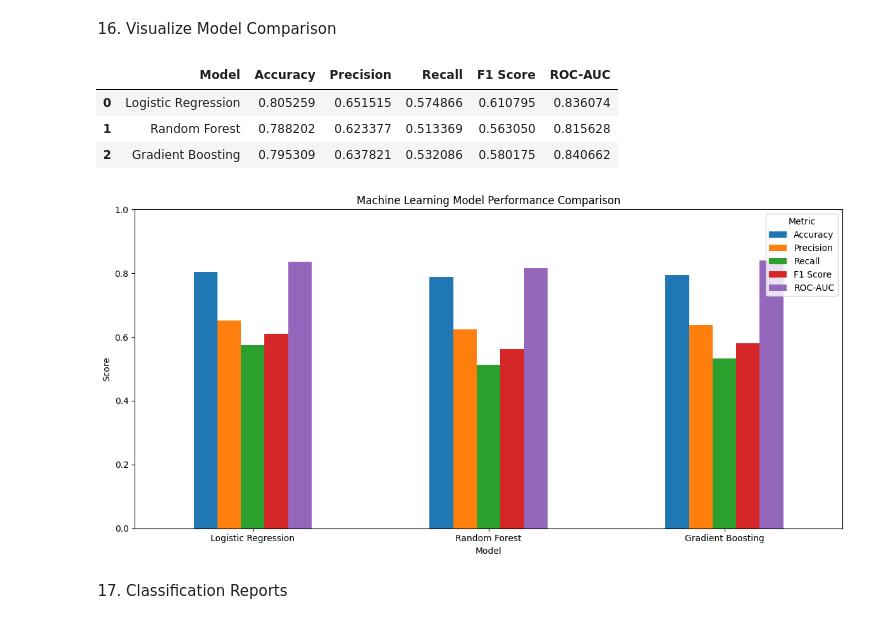
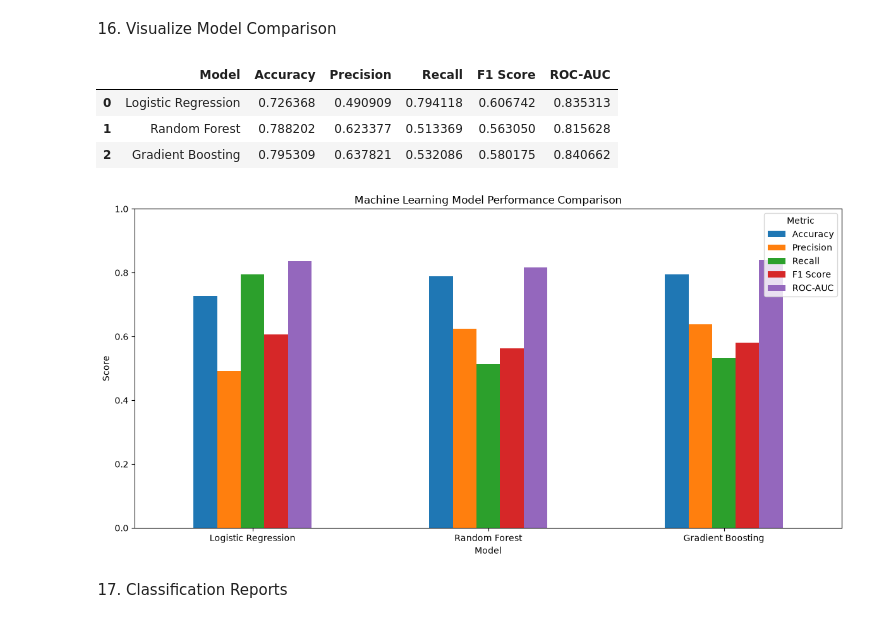
Before and after one commit to kedharswaminathan/Capstone-Three, a Jupyter notebook: 03_modeling.ipynb (Capstone Three).ipynb, the cells around one changed output. Drawn from its saved outputs; the diff is of its cells as text; code cells hidden in the pictures.

```diff
--- a/03_modeling.ipynb (Capstone Three).ipynb
+++ b/03_modeling.ipynb (Capstone Three).ipynb
@@ -340,7 +341,11 @@ import matplotlib.pyplot as plt
 
 # Define models
 models = {
-    "Logistic Regression": LogisticRegression(max_iter=1000, random_state=42),
+    "Logistic Regression": LogisticRegression(
+    max_iter=1000,
+    random_state=42,
+    class_weight='balanced'
+),
     "Random Forest": RandomForestClassifier(
         n_estimators=100,
         random_state=42
@@ -355,34 +360,34 @@ results = []
 
 # Train and evaluate each model
 for model_name, model in models.items():
 
     # Train
     model.fit(X_train_scaled, y_train)
 
     # Predictions
     y_pred = model.predict(X_test_scaled)
 
     # Probability predictions for ROC-AUC
     y_prob = model.predict_proba(X_test_scaled)[:, 1]
 
     # Metrics
     results.append({
         "Model": model_name,
         "Accuracy": accuracy_score(y_test, y_pred),
         "Precision": precision_score(y_test, y_pred, zero_division=0),
         "Recall": recall_score(y_test, y_pred, zero_division=0),
         "F1 Score": f1_score(y_test, y_pred, zero_division=0),
         "ROC-AUC": roc_auc_score(y_test, y_prob)
     })
 
 # Create results DataFrame
 model_results = pd.DataFrame(results)
 
 # Display results
 model_results
 # %% [output]
 |  | Model | Accuracy | Precision | Recall | F1 Score | ROC-AUC |
-| 0 | Logistic Regression | 0.805259 | 0.651515 | 0.574866 | 0.610795 | 0.836074 |
+| 0 | Logistic Regression | 0.726368 | 0.490909 | 0.794118 | 0.606742 | 0.835313 |
 | 1 | Random Forest | 0.788202 | 0.623377 | 0.513369 | 0.563050 | 0.815628 |
 | 2 | Gradient Boosting | 0.795309 | 0.637821 | 0.532086 | 0.580175 | 0.840662 |
 # %%
@@ -402,7 +407,7 @@ plt.legend(title="Metric")
 plt.tight_layout()
 plt.show()
 # %% [output]
-[figure, old version]
+[figure, new version]
 # %% [markdown]
 17. Classification Reports
 # %% [markdown]
```
Also changed, not shown: parts of 13 cells of this notebook.
